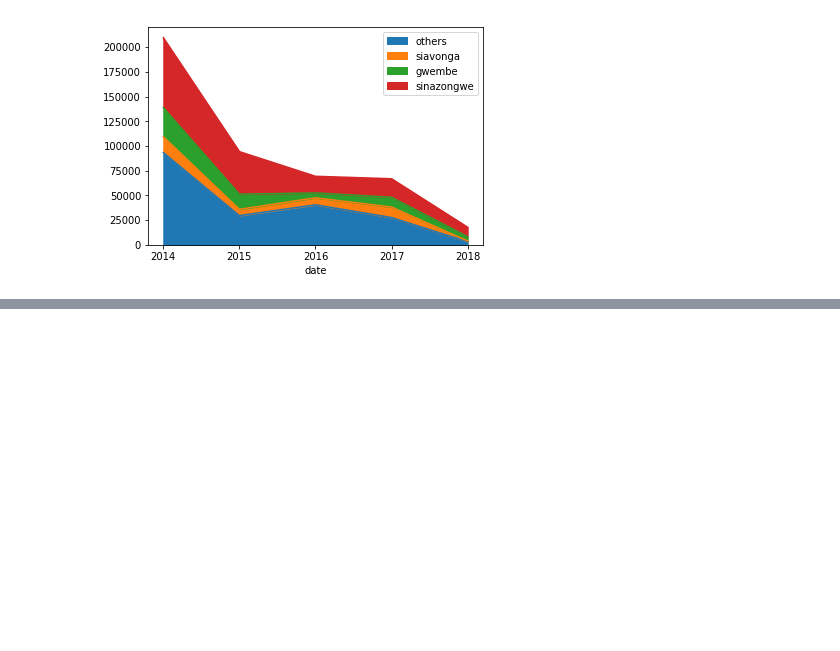
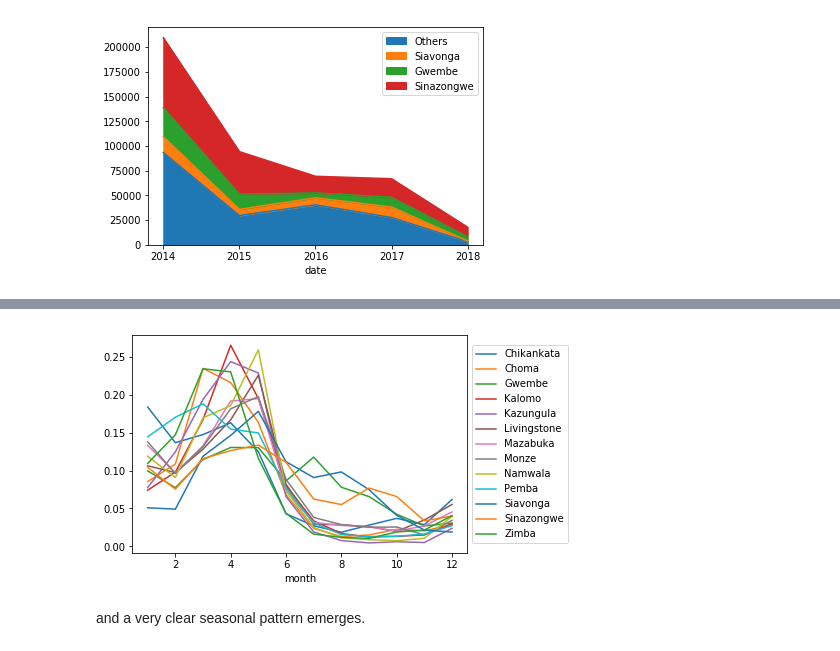
Before and after one commit to NeilNjae/makeover-monday, a Jupyter notebook: 20180416/20180416.ipynb, the cells around one changed output, grey strips where cells are left out. Drawn from its saved outputs; the diff is of its cells as text; code cells hidden in the pictures; blank space fills up the shorter version.

```diff
--- a/20180416/20180416.ipynb
+++ b/20180416/20180416.ipynb
@@ -354,0 +384,3 @@ d2_year.plot.area(xticks=[x for x in range(2014, 2019)])
+# %%
+mmy_norm = malaria_month_year / malaria_month_year.sum()
+mmy_norm
@@ -354,0 +402,7 @@ d2_year.plot.area(xticks=[x for x in range(2014, 2019)])
+# %%
+ax = mmy_norm.plot()
+ax.legend(loc='center left', bbox_to_anchor=(1, 0.5));
+# %% [output]
+[figure, added]
+# %% [markdown]
+and a very clear seasonal pattern emerges.
```
Also changed, not shown: parts of 10 cells of this notebook.
